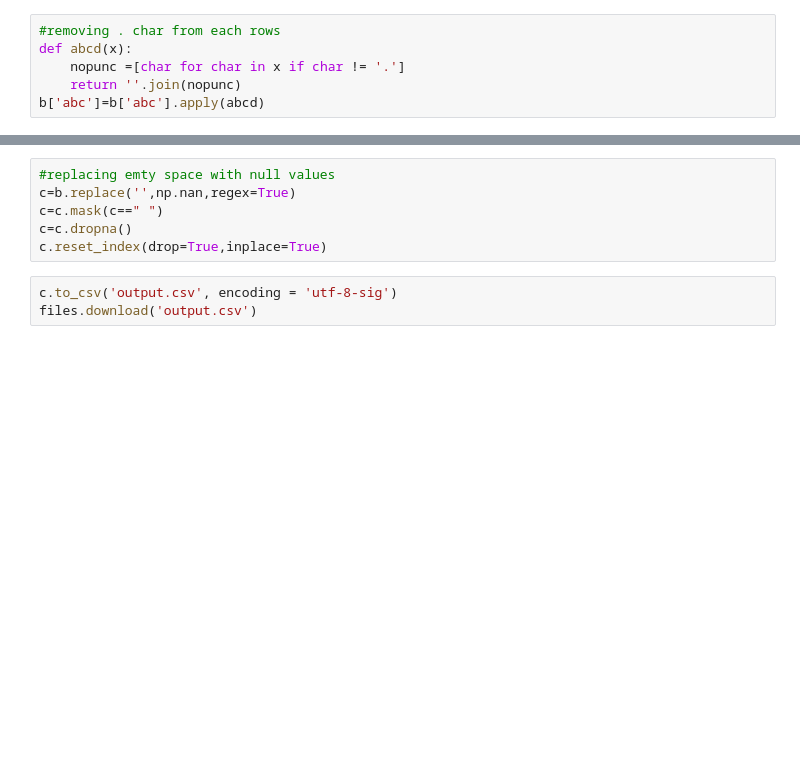
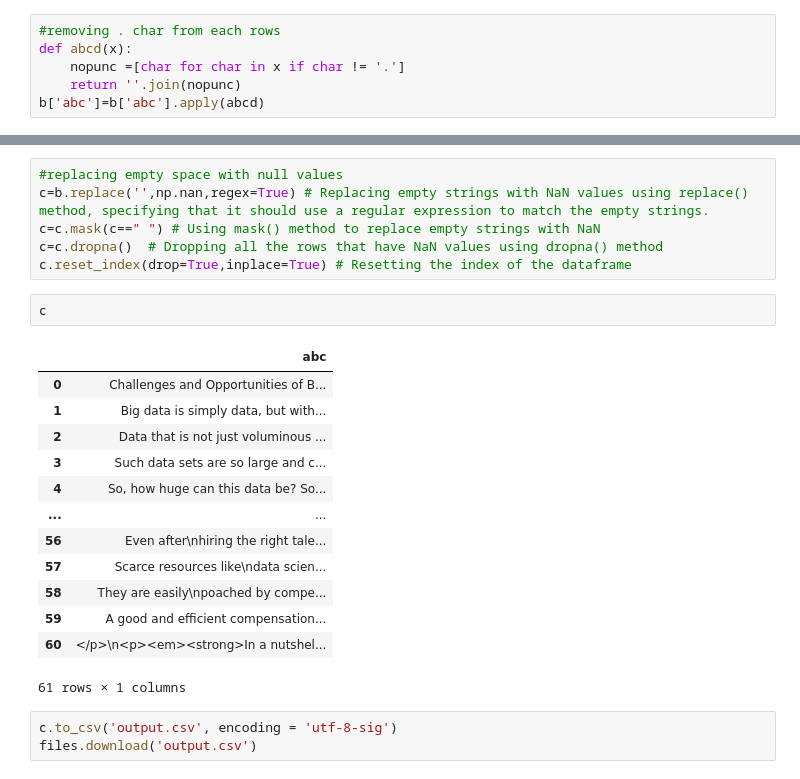
Before and after one commit to divyanshukr09/Future-Projects, a Jupyter notebook: Final_Black_Coffee.ipynb, the cells around one changed output, grey strips where cells are left out. Drawn from its saved outputs; the diff is of its cells as text; blank space fills up the shorter version.

```diff
--- a/Final_Black_Coffee.ipynb
+++ b/Final_Black_Coffee.ipynb
@@ -184,9 +217,25 @@ b['abc']=b['abc'].apply(abcd)
 # %%
-#replacing emty space with null values
-c=b.replace('',np.nan,regex=True)
-c=c.mask(c==" ")
-c=c.dropna()
-c.reset_index(drop=True,inplace=True)
+#replacing empty space with null values
+c=b.replace('',np.nan,regex=True) # Replacing empty strings with NaN values using replace() method, specifying that it should use a regular expression to match the empty strings.
+c=c.mask(c==" ") # Using mask() method to replace empty strings with NaN
+c=c.dropna()  # Dropping all the rows that have NaN values using dropna() method
+c.reset_index(drop=True,inplace=True) # Resetting the index of the dataframe
+# %%
+c
+# %% [output]
+|  | abc |
+| 0 | Challenges and Opportunities of B... |
+| 1 | Big data is simply data, but with... |
+| 2 | Data that is not just voluminous ... |
+| 3 | Such data sets are so large and c... |
+| 4 | So, how huge can this data be? So... |
+| ... | ... |
+| 56 | Even after\nhiring the right tale... |
+| 57 | Scarce resources like\ndata scien... |
+| 58 | They are easily\npoached by compe... |
+| 59 | A good and efficient compensation... |
+| 60 | </p>\n<p><em><strong>In a nutshel... |
+61 rows × 1 columns
 # %%
 c.to_csv('output.csv', encoding = 'utf-8-sig')
 files.download('output.csv')
```
Also changed, not shown: parts of 22 cells of this notebook.
